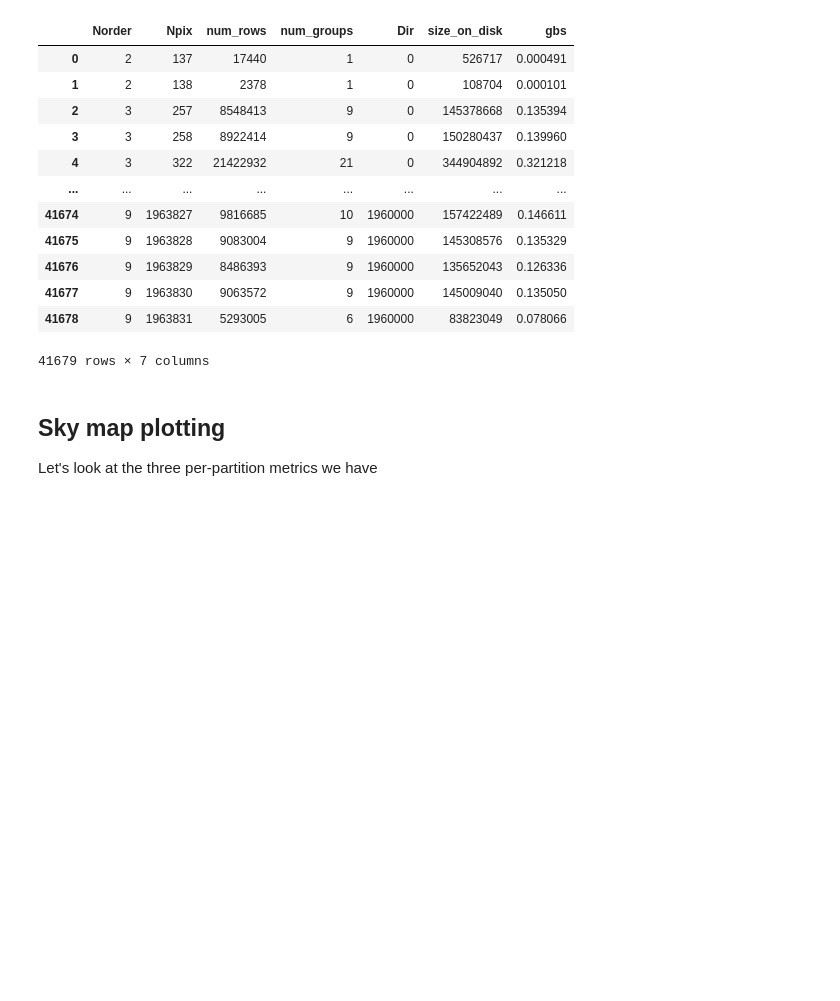
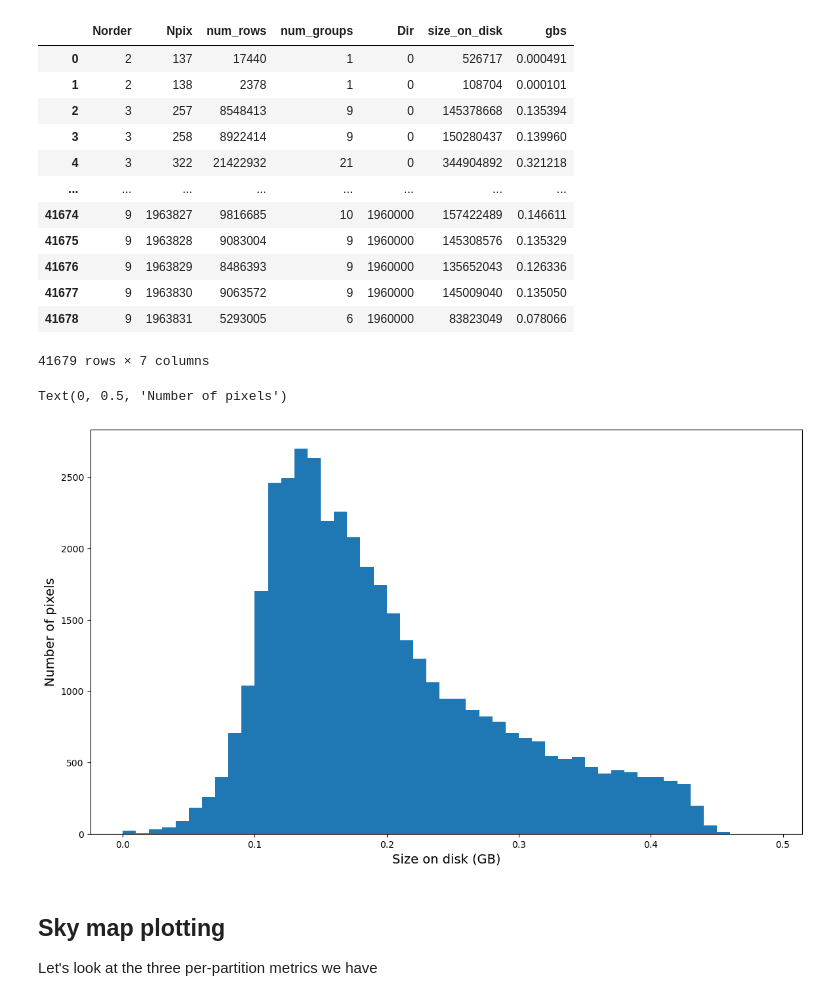
Before and after one commit to lincc-frameworks/notebooks_lf, a Jupyter notebook: sprints/2024/03_07/catalog_sizes.ipynb, the cells around one changed output. Saved outputs shown, nothing was run; the diff lists cells and outputs as text; code cells hidden in the pictures; blank space fills up the shorter version.

Commit message:
added hist to the notebook

```diff
--- a/sprints/2024/03_07/catalog_sizes.ipynb
+++ b/sprints/2024/03_07/catalog_sizes.ipynb
@@ -104,6 +104,14 @@ merged_frame
 | 41677 | 9 | 1963830 | 9063572 | 9 | 1960000 | 145009040 | 0.135050 |
 | 41678 | 9 | 1963831 | 5293005 | 6 | 1960000 | 83823049 | 0.078066 |
 41679 rows × 7 columns
+# %%
+plt.figure(figsize=(14, 8))
+plt.hist(merged_frame['gbs'], bins=np.arange(0,0.5,0.01))
+plt.xlabel('Size on disk (GB)', fontsize=14)
+plt.ylabel('Number of pixels', fontsize=14)
+# %% [output]
+Text(0, 0.5, 'Number of pixels')
+[figure, added]
 # %% [markdown]
 ## Sky map plotting
 
```
Also changed, not shown: parts of 4 cells of this notebook.
